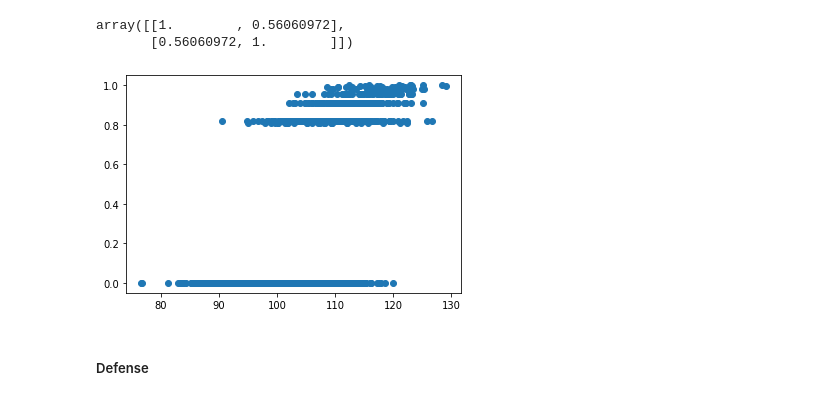
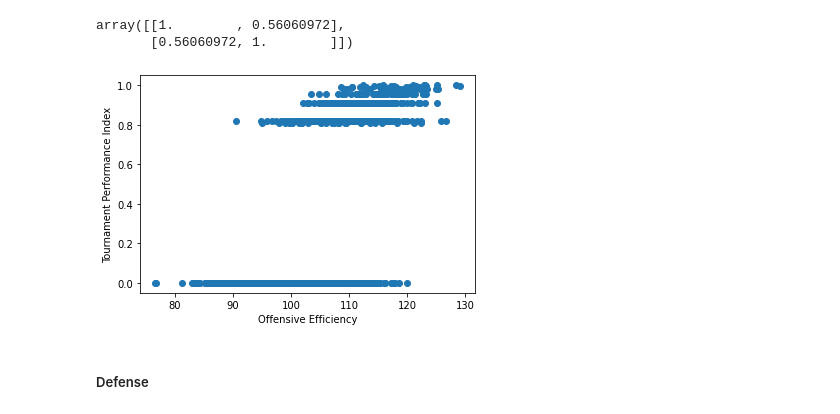
Before and after one commit to DBeick/college-basketball, a Jupyter notebook: main.ipynb, the cells around one changed output. Saved outputs shown, nothing was run; the diff lists cells and outputs as text; code cells hidden in the pictures.

```diff
--- a/main.ipynb
+++ b/main.ipynb
@@ -185,9 +191,11 @@ array([[1.        , 0.56060972],
        [0.56060972, 1.        ]])
 # %%
 plt.scatter(df['ADJOE'], df['PFPC'])
+plt.xlabel("Offensive Efficiency")
+plt.ylabel("Tournament Performance Index")
 plt.show()
 # %% [output]
-[figure, old version]
+[figure, new version]
 # %% [markdown]
 ##### Defense
 # %%
```
Also changed, not shown: parts of 6 cells of this notebook, 1 other file.
